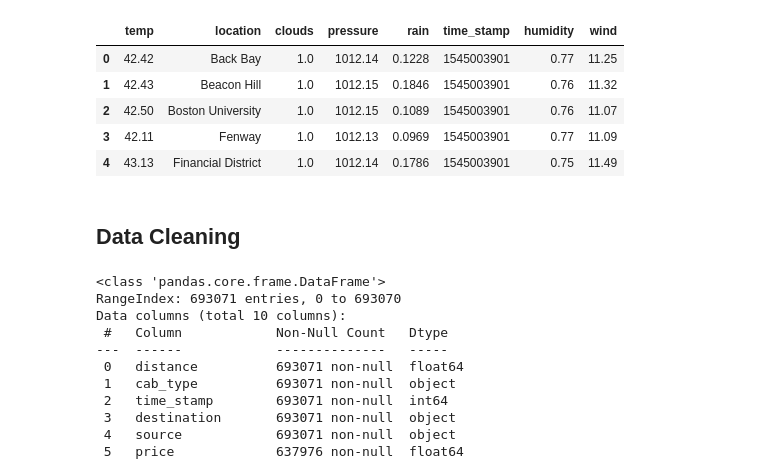
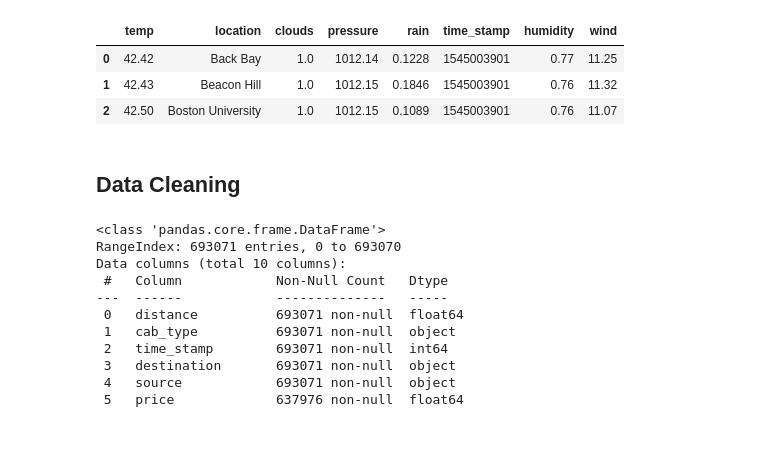
Before and after one commit to neethumanoj/Price_Prediction_Uber, a Jupyter notebook: Uber & Lyft Cab Prices.ipynb, the cells around one changed output. Drawn from its saved outputs; the diff is of its cells as text; code cells hidden in the pictures; blank space fills up the shorter version.

```diff
--- a/Uber & Lyft Cab Prices.ipynb
+++ b/Uber & Lyft Cab Prices.ipynb
@@ -27,13 +27,11 @@ df_cab.head()
 # %%
 df_w = pd.read_csv('weather.csv')
-df_w.head()
+df_w.head(3)
 # %% [output]
 |  | temp | location | clouds | pressure | rain | time_stamp | humidity | wind |
 | 0 | 42.42 | Back Bay | 1.0 | 1012.14 | 0.1228 | 1545003901 | 0.77 | 11.25 |
 | 1 | 42.43 | Beacon Hill | 1.0 | 1012.15 | 0.1846 | 1545003901 | 0.76 | 11.32 |
 | 2 | 42.50 | Boston University | 1.0 | 1012.15 | 0.1089 | 1545003901 | 0.76 | 11.07 |
-| 3 | 42.11 | Fenway | 1.0 | 1012.13 | 0.0969 | 1545003901 | 0.77 | 11.09 |
-| 4 | 43.13 | Financial District | 1.0 | 1012.14 | 0.1786 | 1545003901 | 0.75 | 11.49 |
 # %% [markdown]
 ## Data Cleaning
 # %%
```
Also changed, not shown: parts of 15 cells of this notebook.
